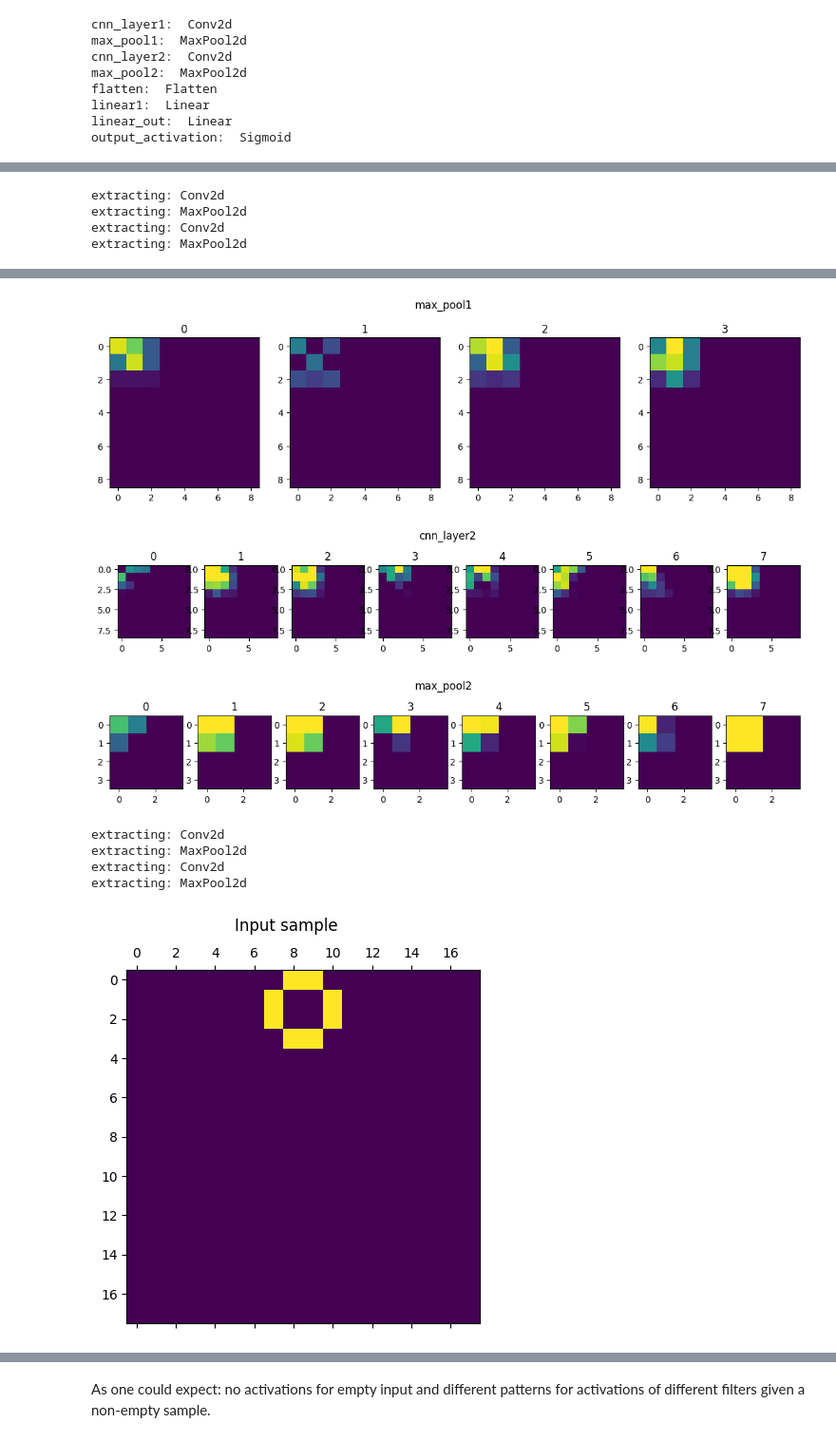
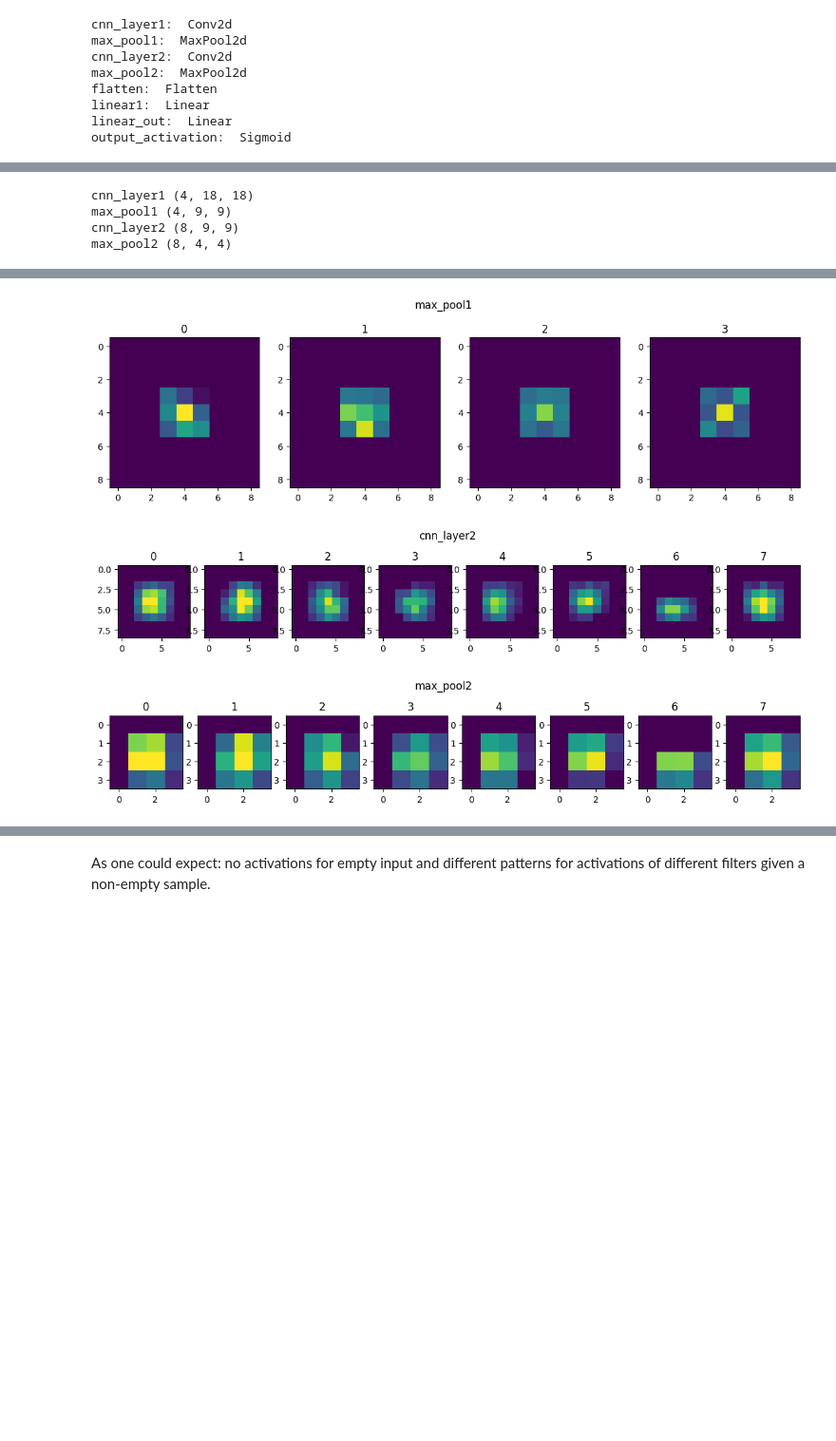
Before and after one commit to zostaw/disect-cnn, a Jupyter notebook: cnn_disect.ipynb, the cells around one changed output, grey strips where cells are left out. Shown at 95% size. Drawn from its saved outputs; the diff is of its cells as text; code cells hidden in the pictures; blank space fills up the shorter version.

```diff
--- a/cnn_disect.ipynb
+++ b/cnn_disect.ipynb
@@ -84,20 +84,6 @@ class CNNModule(torch.nn.Module):
         if self.output_activation:
             logits = self.output_activation(logits)
         return logits
-
-    def extract_features(self, x):
-        # Define the forward pass
-        intermediate_outputs = {}
-
-        for name, layer in self.named_children():
-            x = layer(x)
-            if layer.__class__.__name__ in ["Conv2d", "MaxPool2d"]:
-                print(f"extracting: {layer.__class__.__name__}")
-                intermediate_outputs[name] = x
-
-        # print(f"extracting: {layer.__class__.__name__}")
-        # intermediate_outputs[name] = x
-        return intermediate_outputs
 # %%
 inputs_dtype = torch.float32
 labels_dtype = torch.float32
@@ -298,3 +284,10 @@ flatten:  Flatten
 linear1:  Linear
 linear_out:  Linear
 output_activation:  Sigmoid
+# %%
+# extract layers for feature maps
+feature_map_layer_names = []
+for name, layer in model.named_children():
+    if layer.__class__.__name__ in ["Conv2d", "MaxPool2d"]:
+        print(f"extracting: {layer.__class__.__name__}")
+        feature_map_layer_names.append(name)
@@ -332,6 +330,4 @@ def extract_layers(model,
 
     return tuple(layers)
 
-cnn_name, output_name = "cnn_layer2", "output_activation"
-(cnn_layer, output_layer) = extract_layers(model, layer_names=[cnn_name, output_name])
-print((cnn_name, cnn_layer), (output_name, output_layer))
+extracted_layers = extract_layers(model, layer_names=feature_map_layer_names)
@@ -439,13 +380,16 @@ def extract_features(model, x):
 # %%
 # util function for feature map
-def display_feature_maps(sample):
-    output_features = model.extract_features(sample.unsqueeze(dim=0).unsqueeze(dim=0).to(device))
+def display_feature_maps(model, sample, feature_maps=[], layer_names=[]):
+
+    output_features = feature_maps
     #print(output_features)
-    output_features = {name: feat for name, feat in output_features.items() if name != 'output_activation'}
+    # output_features = {name: feat for name, feat in output_features.items() if name != 'output_activation'}
     plt.matshow(sample.cpu().detach().numpy(), vmin=0, vmax=1)
     plt.suptitle('Input sample', fontsize=12)
-    for layer_id, item in enumerate(output_features.items()):
-        name, layer_tensors = item[0], item[1].cpu().detach().squeeze(dim=0).numpy()
+    for layer_id, (layer_tensors, name) in enumerate(zip(feature_maps, layer_names)):
+        # name, layer_tensors = item[0], item[1].cpu().detach().squeeze(dim=0).numpy()
+        layer_tensors = layer_tensors.cpu().detach().squeeze(dim=0).numpy()
+        print(name, layer_tensors.shape)
         fig, ax = plt.subplots(1, layer_tensors.shape[0])
         fig.suptitle(name, fontsize=12)
         fig.set_size_inches(14, np.max([1.0, 5.0-(len(layer_tensors)/3)])) # this size is arbitrary, it might break if you try to add more layers
@@ -455,12 +399,10 @@ def display_feature_maps(sample):
 
     plt.show()
 
-samples = [X[0], X[10]]
-for sample in samples:
-    # generate activations only for Conv2d and MaxPool2d layers
-    display_feature_maps(sample)
+# Generate feature maps
+display_feature_maps(model, sample, feature_maps=list(extracted_features), layer_names=feature_map_layer_names)
 # %% [output]
-extracting: Conv2d
-extracting: MaxPool2d
-extracting: Conv2d
-extracting: MaxPool2d
+cnn_layer1 (4, 18, 18)
+max_pool1 (4, 9, 9)
+cnn_layer2 (8, 9, 9)
+max_pool2 (8, 4, 4)
@@ -469,8 +411,3 @@ extracting: MaxPool2d
-[figure, old version]
+[figure, new version]
-[figure, old version]
+[figure, new version]
-[figure, old version]
+[figure, new version]
-extracting: Conv2d
-extracting: MaxPool2d
-extracting: Conv2d
-extracting: MaxPool2d
-[figure, removed]
```
Also changed, not shown: parts of 11 cells of this notebook.
